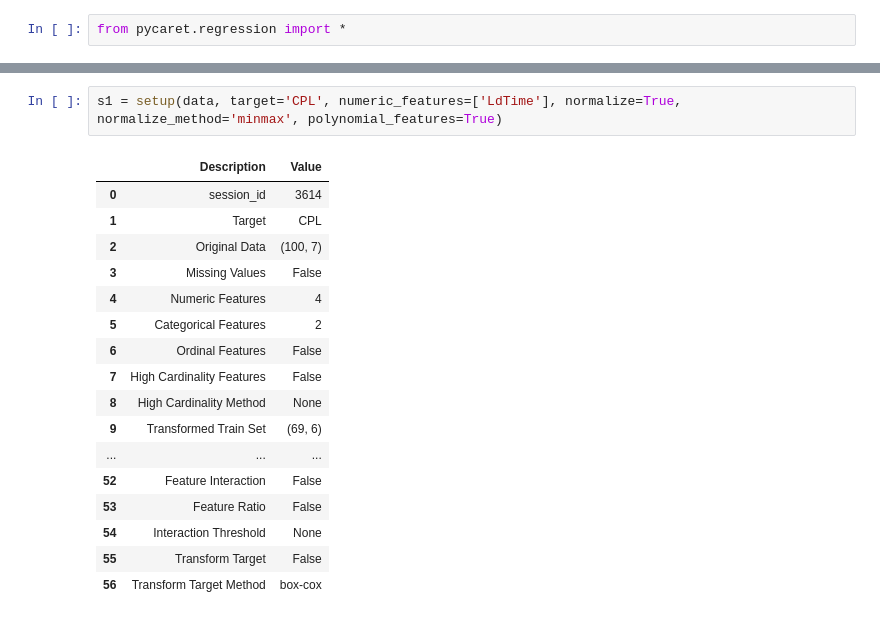
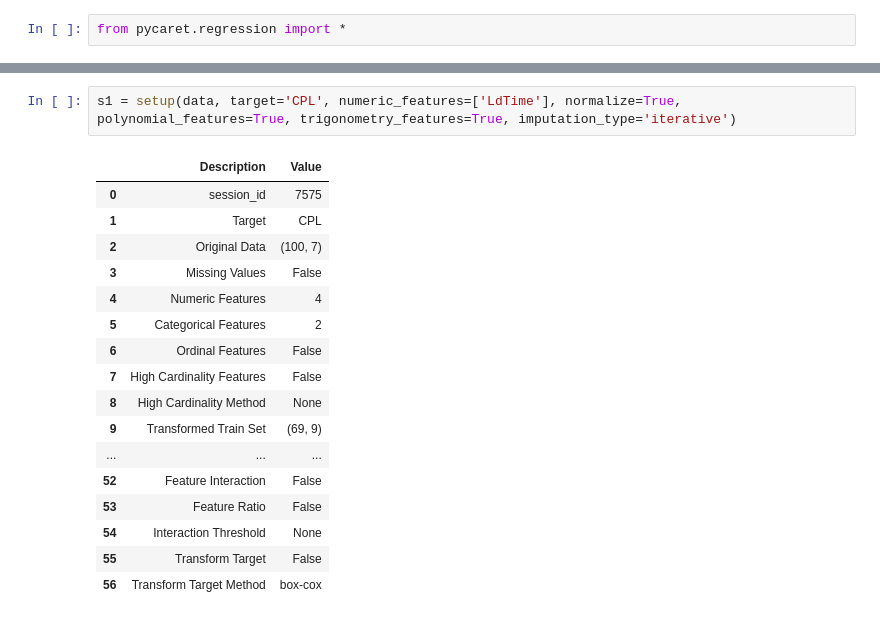
Before and after one commit to MSN3/Sampleapp, a Jupyter notebook: Pycaret_app.ipynb, the cells around one changed output, grey strips where cells are left out. Drawn from its saved outputs; the diff is of its cells as text.

```diff
--- a/Pycaret_app.ipynb
+++ b/Pycaret_app.ipynb
@@ -49,8 +54,8 @@ OrthogonalMatchingPursuit(fit_intercept=True, n_nonzero_coefs=None,
 # %%
-s1 = setup(data, target='CPL', numeric_features=['LdTime'], normalize=True, normalize_method='minmax', polynomial_features=True)
+s1 = setup(data, target='CPL', numeric_features=['LdTime'], normalize=True, polynomial_features=True, trigonometry_features=True, imputation_type='iterative')
 # %% [output]
 |  | Description | Value |
-| 0 | session_id | 3614 |
+| 0 | session_id | 7575 |
 | 1 | Target | CPL |
 | 2 | Original Data | (100, 7) |
 | 3 | Missing Values | False |
@@ -59,7 +64,7 @@ s1 = setup(data, target='CPL', numeric_features=['LdTime'], normalize=True, norm
 | 6 | Ordinal Features | False |
 | 7 | High Cardinality Features | False |
 | 8 | High Cardinality Method | None |
-| 9 | Transformed Train Set | (69, 6) |
+| 9 | Transformed Train Set | (69, 9) |
 | ... | ... | ... |
 | 52 | Feature Interaction | False |
 | 53 | Feature Ratio | False |
```
Also changed, not shown: parts of 8 cells of this notebook, 3 other files.
